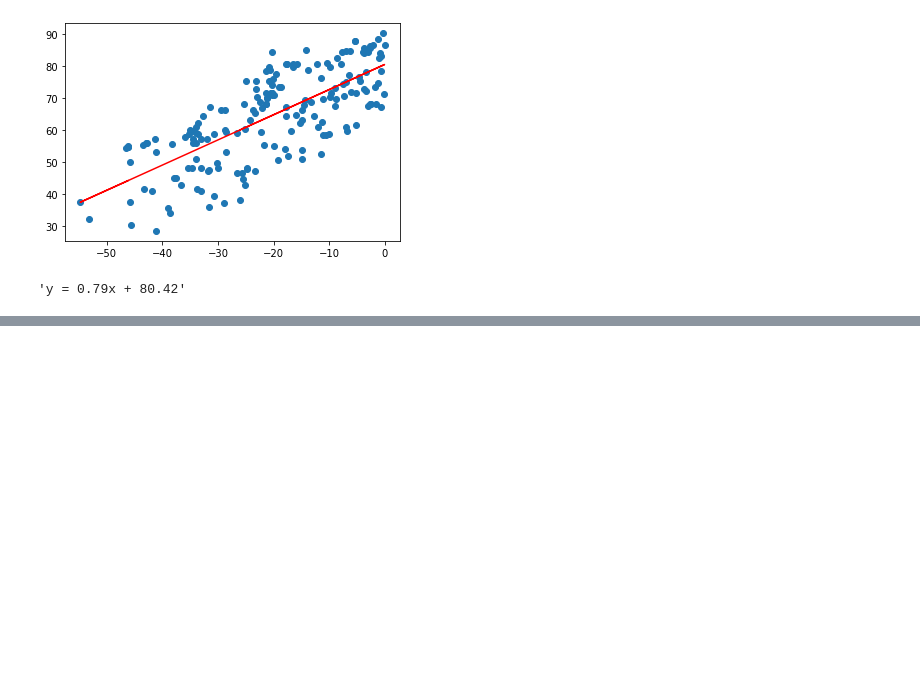
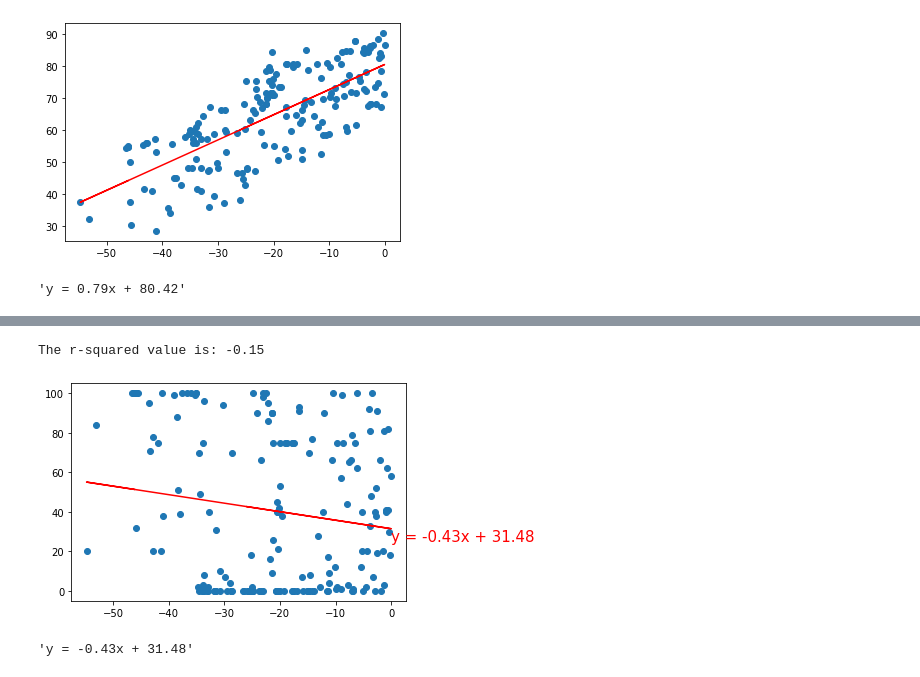
Before and after one commit to jaydenleblanc/python-api-challenge, a Jupyter notebook: WeatherPy/WeatherPy.ipynb, the cells around one changed output, grey strips where cells are left out. Drawn from its saved outputs; the diff is of its cells as text; code cells hidden in the pictures; blank space fills up the shorter version.

```diff
--- a/WeatherPy/WeatherPy.ipynb
+++ b/WeatherPy/WeatherPy.ipynb
@@ -328,0 +356,8 @@ The r-squared value is: 0.74
+# %%
+#South
+south_humidity= correlation_graph(southern_hemisphere['Latitude'],southern_hemisphere['Cloudiness(%)'])
+south_humidity
+# %% [output]
+The r-squared value is: -0.15
+[figure, added]
+'y = -0.43x + 31.48'
```
Also changed, not shown: parts of 7 cells of this notebook.
